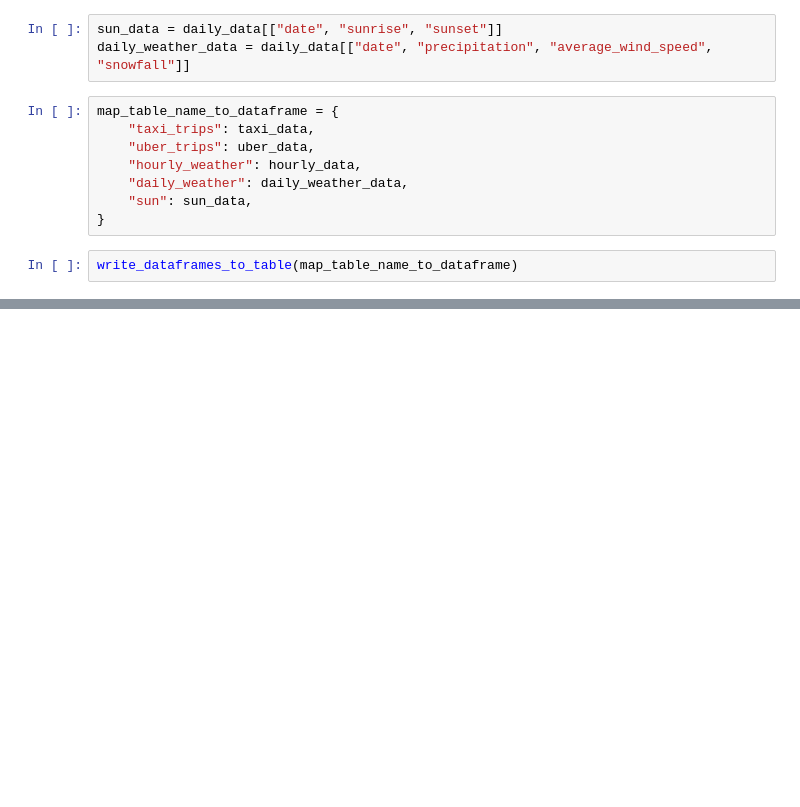
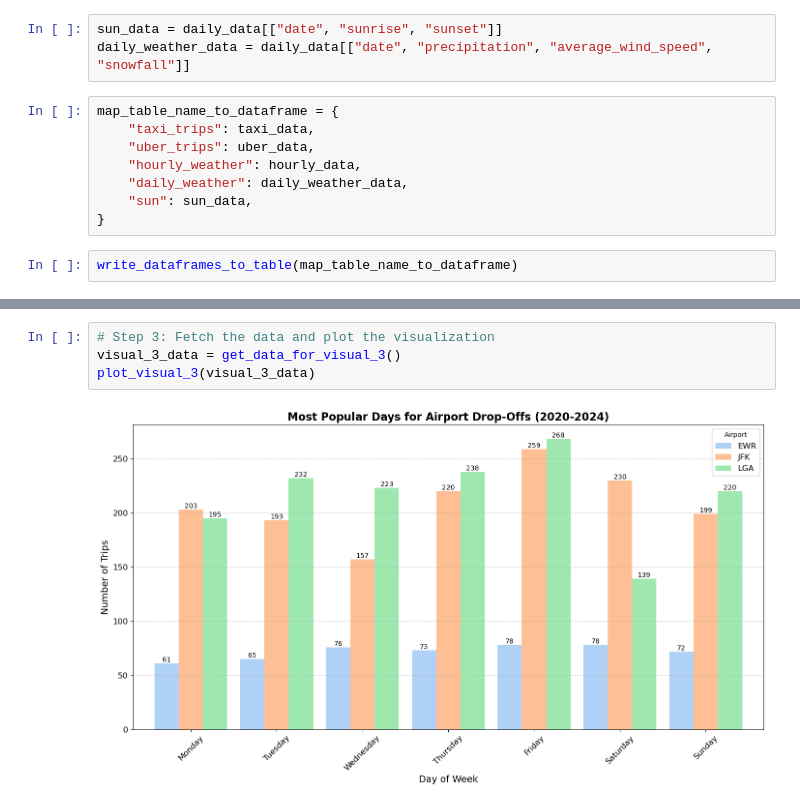
Before and after one commit to YunxinBai/4501-Final-Project, a Jupyter notebook: Project Scaffolding 1.ipynb, the cells around one changed output, grey strips where cells are left out. Cells and saved outputs as stored; diff of their text form; blank space fills up the shorter version.

```diff
--- a/Project Scaffolding 1.ipynb
+++ b/Project Scaffolding 1.ipynb
@@ -1398,0 +2526,6 @@ plot_visual_1(some_dataframe)
+# %%
+# Step 3: Fetch the data and plot the visualization
+visual_3_data = get_data_for_visual_3()
+plot_visual_3(visual_3_data)
+# %% [output]
+[figure, added]
```
Also changed, not shown: parts of 55 cells of this notebook.
